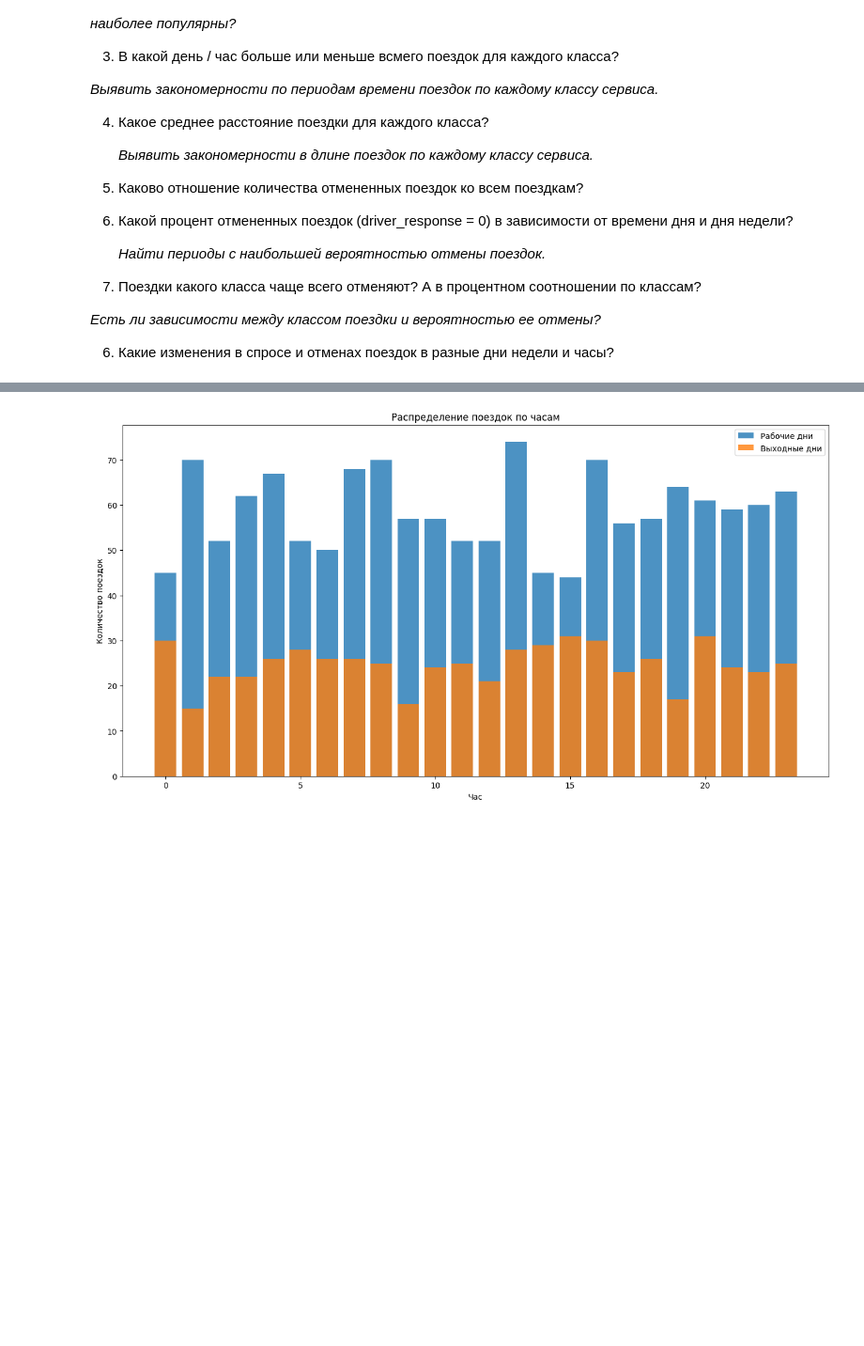
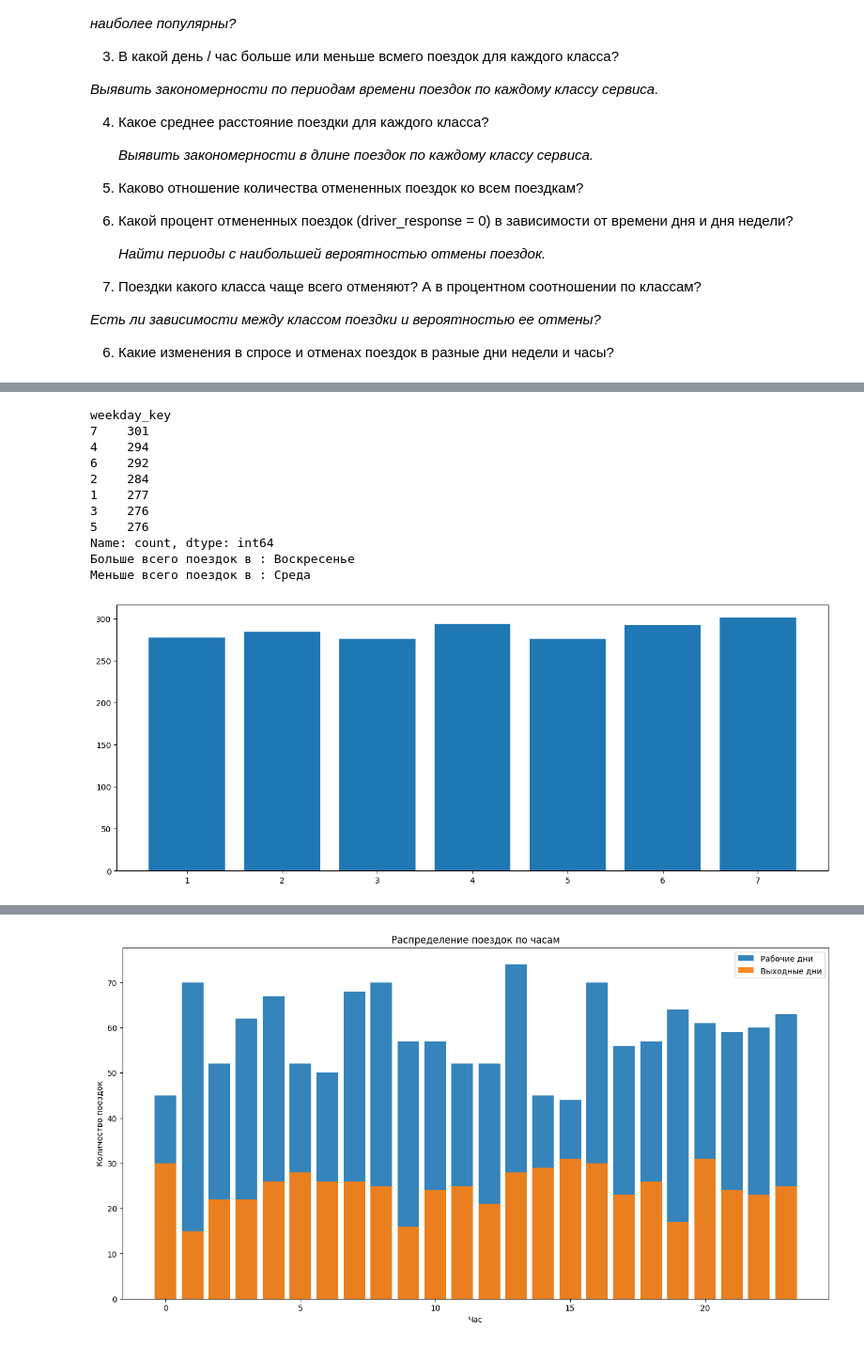
Before and after one commit to IrmA-ErroR/DS_Taxi_strategy, a Jupyter notebook: analysis.ipynb, the cells around one changed output, grey strips where cells are left out. Shown at 94% size. Saved outputs shown, nothing was run; the diff lists cells and outputs as text; code cells hidden in the pictures; blank space fills up the shorter version.

```diff
--- a/analysis.ipynb
+++ b/analysis.ipynb
@@ -91,3 +128,29 @@ memory usage: 93.9+ KB
 # %%
 data['workday'] = data['weekday_key'] <= 5
+# %%
+# Дни недели и часы с наибольшим/наименьшим количеством поездок
+weekday_dict = {1 : 'Понедельник', 2 : 'Вторник', 3 : 'Среда', 4 : 'Четверг',
+                5 : 'Пятница', 6 : 'Суббота', 7 : 'Воскресенье'
+
+}
+plt.figure(figsize=(16, 6))
+trips_by_weekday = data['weekday_key'].value_counts()
+print(data['weekday_key'].value_counts())
+plt.bar(trips_by_weekday.index, trips_by_weekday.values)
+
+print(f'Больше всего поездок в : {weekday_dict[trips_by_weekday.idxmax()]}')
+print(f'Меньше всего поездок в : {weekday_dict[trips_by_weekday.idxmin()]}\n')
+# %% [output]
+weekday_key
+7    301
+4    294
+6    292
+2    284
+1    277
+3    276
+5    276
+Name: count, dtype: int64
+Больше всего поездок в : Воскресенье
+Меньше всего поездок в : Среда
+[figure, added]
 # %%
```
Also changed, not shown: parts of 20 cells of this notebook.
